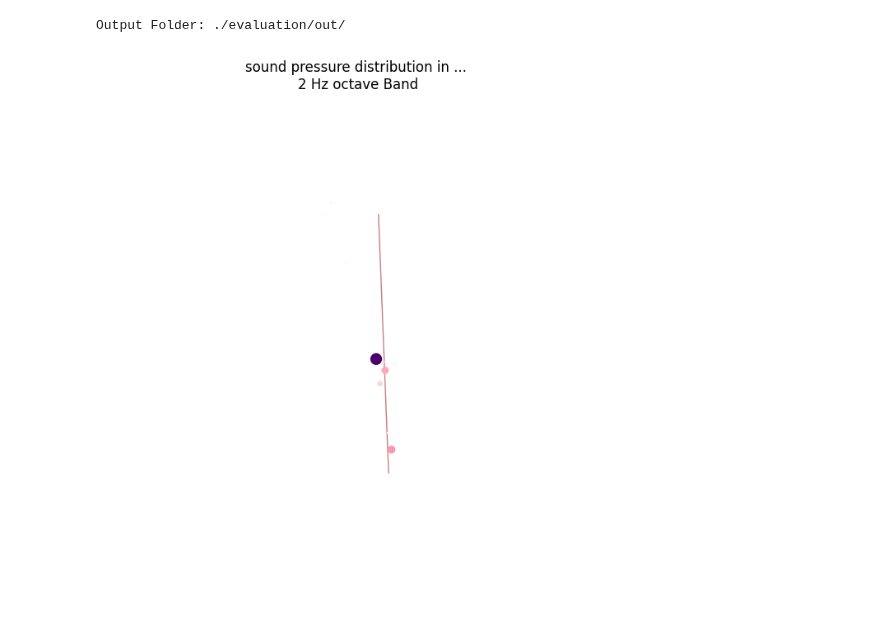
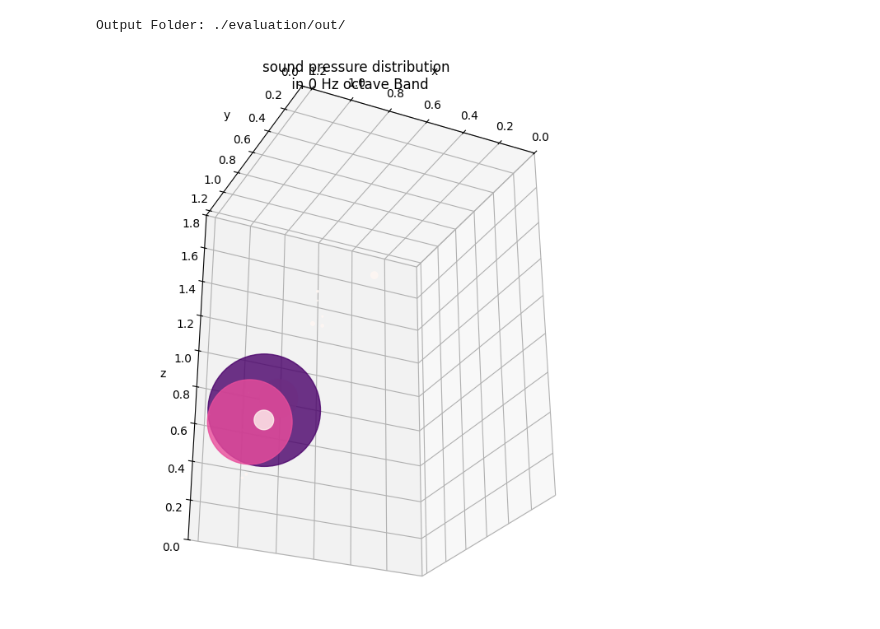
Before and after one commit to Floloffel/Bassoon2425, a Jupyter notebook: evaluation/Video_Export.ipynb, the cells around one changed output. Saved outputs shown, nothing was run; the diff lists cells and outputs as text; code cells hidden in the pictures.

Commit message:
saved Video_Export from git commit suicide

```diff
--- a/evaluation/Video_Export.ipynb
+++ b/evaluation/Video_Export.ipynb
@@ -13,19 +12,15 @@ dataName = '2025-01-28_15-18-43_492418'
 resFolderName = 'out/beamforming_results_25_02_16/'+dataName
 
 cameraPosition = 1
-dotsize = 4
-currentFrequencyBand = 2
-currentFrame = 64
+dotsize = 7
+currentFrequencyBand = 0
 
-bassoon_low_xyz = [0.97081132, 0.98296962, 0.41316809]
-bassoon_high_xyz = [0.53056959, 0.3204048, 1.48546785]
+cameraAngles = np.array([[-133.33136452241695,-27.020027669675454],[164.2465834869733,64.11592446841624]]) # dim[0] = cam1/2; dim[1] = azimuth/elevation
 
-camera_1_azimuth = -133.33136452241695
-camera_1_altitude = -27.020027669675454
-
-camera_2_azimuth = 164.2465834869733
-camera_2_altitude = 64.11592446841624
-
+# Camera 1 Azimuth: -133.33136452241695
+# Camera 1 Altitude: -27.020027669675454
+# Camera 2 Azimuth: 164.2465834869733
+# Camera 2 Altitude: 64.11592446841624
 
 # Open and read the JSON file
 with open(resFolderName + '/evaluation_config.json', 'r') as file:
@@ -46,68 +41,60 @@ Output Folder: ./evaluation/out/
 # %%
 fig = plt.figure(figsize = [10,8])
 ax = fig.add_subplot(projection='3d')
 
-maxValue = np.max(map[currentFrequencyBand])
-
-# ax.view_init(elev=30,
+# ax.view_init(elev=10,
 #              azim=270,
 #              roll=0)
+ax.view_init(elev=cameraAngles[0,cameraPosition-1],
+             azim=cameraAngles[1,cameraPosition-1],
+             roll=0)
 ax.set_proj_type('persp', focal_length=0.547)
 
 x_m, y_m, z_m = np.meshgrid(np.linspace(0,map.shape[2]*resolution,map.shape[2]),
                             np.linspace(0,map.shape[3]*resolution,map.shape[3]),
                             np.linspace(0,map.shape[4]*resolution,map.shape[4]))
 
-scat = ax.scatter(x_m, y_m, z_m, c = map[currentFrequencyBand,currentFrame], s = map[currentFrequencyBand,currentFrame]*10**dotsize, cmap='RdPu', alpha= -map[currentFrequencyBand,currentFrame] / maxValue + 1)
-
-# bassoon:
-
-x_line = [bassoon_low_xyz[0], bassoon_high_xyz[0]]
-y_line = [bassoon_low_xyz[1], bassoon_high_xyz[1]]
-z_line = [bassoon_low_xyz[2], bassoon_high_xyz[2]]
-
-# Plot the line
-ax.plot(x_line, y_line, z_line, linewidth=1, color='brown', alpha=0.6)
 
 
+scat = ax.scatter(x_m, y_m, z_m, c = map[1,1], s = map[1,1]*10**dotsize, alpha = 0.8, cmap = 'RdPu')
+# -map[1,1]
 ax.set_xlabel('x')
 ax.set_ylabel('y')
 ax.set_zlabel('z')
 ax.set_xlim(0, map.shape[2]*resolution)
 ax.set_ylim(map.shape[3]*resolution, 0)
-ax.set_title('sound pressure distribution in ... \n'+str(currentFrequencyBand)+' Hz octave Band')
+ax.set_zlim(0,map.shape[4]*resolution)
+ax.set_title('sound pressure distribution \n in '+str(currentFrequencyBand)+' Hz octave Band')
 ax.set_aspect('equal')
-
-# Remove the grey background and tick lines
-ax.xaxis.pane.fill = False
-ax.yaxis.pane.fill = False
-ax.zaxis.pane.fill = False
-ax.grid(False)
-ax.set_xticks([])
-ax.set_yticks([])
-ax.set_zticks([])
-ax.set_axis_off()
-
-
 
 
 def update(frame):
-    color = map[currentFrequencyBand,frame,:,:,:]
-    size = map[currentFrequencyBand,frame,:,:,:]*10**dotsize
-    alpha = map[currentFrequencyBand,frame,:,:,:]
-    scat.set_alpha(alpha)
-    scat.set_color(color)
+    # color = np.nan_to_num(map[currentFrequencyBand,frame,:,:,:])
+    size = map[currentFrequencyBand,frame,:,:,:].flatten()*10**dotsize
+    # alpha = map[currentFrequencyBand,frame,:,:,:]*0.2
+    # scat.set_alpha(alpha)
+    # scat.set_color(color)
     scat.set_sizes(size)
+    scat.set_cmap = 'RdPu'
+    # Reshape the color array to (N,) where N is the number of points
+    color = map[currentFrequencyBand, frame, :, :, :].flatten()
 
-    return (scat)
+    # Normalize color values to be between 0 and 1
+    color = (color - np.min(color)) / (np.max(color) - np.min(color) + 1e-6)
+
+    # Add an alpha channel (0.8 transparency)
+    alpha = np.full(color.shape, 1)
+    color_rgba = np.stack([color, color, color, alpha], axis=-1)
+
+    scat.set_color(color_rgba)
+
+    return scat,
 
 
-ani = anim.FuncAnimation(fig=fig, func=update, frames=map.shape[1], interval=(1/25)*1000) # todo: framerate aus config
+ani = anim.FuncAnimation(fig=fig, func=update, frames=map.shape[1], interval=(1/25)*1000)
 plt.show()
 
-
-
-resFileName = 'out/video_data/'+dataName+'_camera_'+(str)(cameraPosition)+'.mp4'
-# ani.save(filename=resFileName, writer="ffmpeg")
+resFileName = 'out/video_data/'+dataName+'_camera_'+str(cameraPosition)+'.mp4'
+ani.save(filename=resFileName, writer="ffmpeg")
 # %% [output]
-[figure, old version]
+[figure, new version]
```
Also changed, not shown: parts of 2 cells of this notebook.
